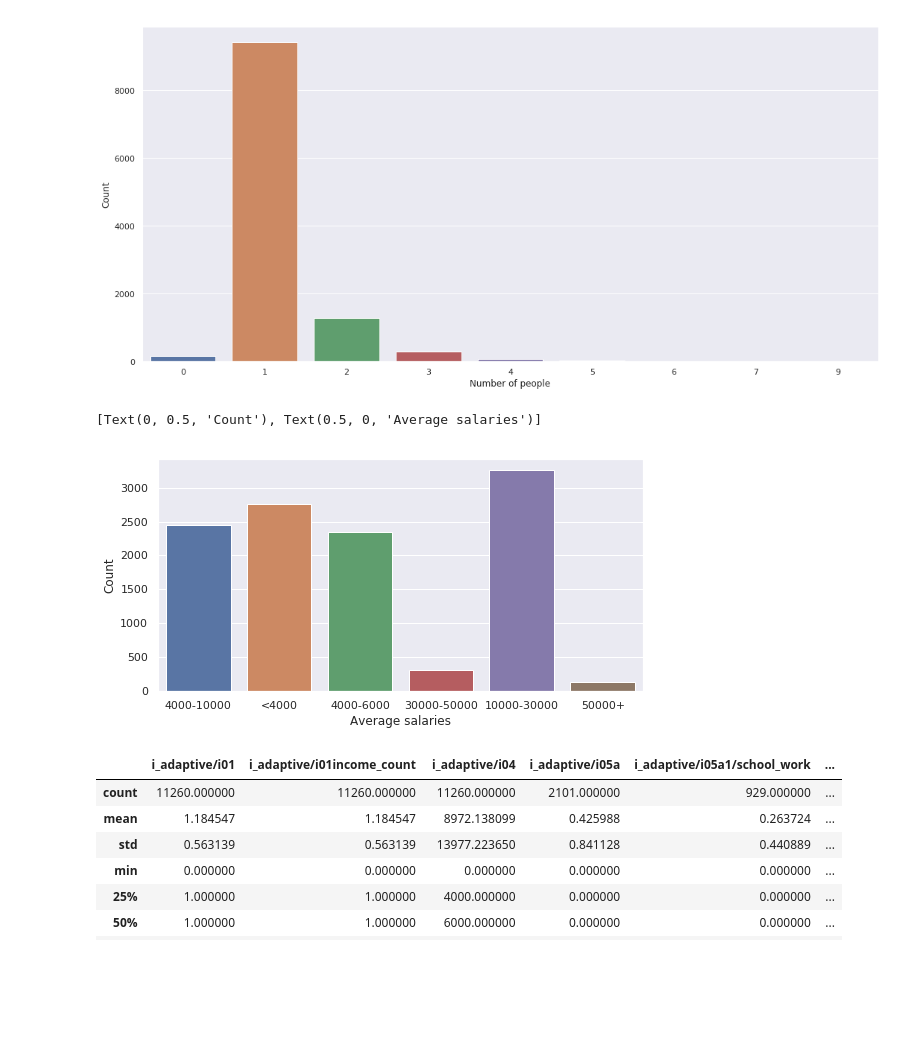
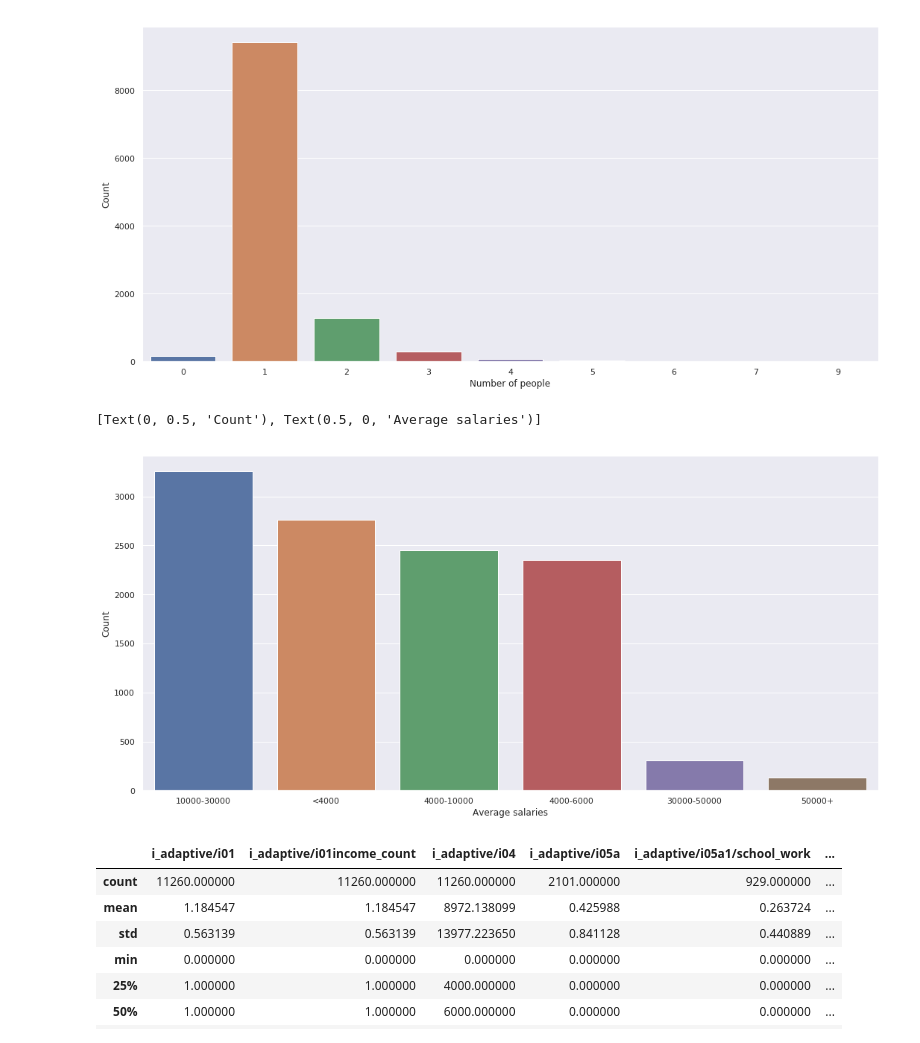
Before and after one commit to aviseth/private_docs, a Jupyter notebook: EWLI_EDA.ipynb, the cells around one changed output. Drawn from its saved outputs; the diff is of its cells as text; code cells hidden in the pictures; blank space fills up the shorter version.

```diff
--- a/EWLI_EDA.ipynb
+++ b/EWLI_EDA.ipynb
@@ -276,35 +278,35 @@ def income_group(Income):
 
 
     Income = int(Income)
 
     if Income < 4000:
         bucket = '<4000'
 
     # Age 30 to 39 ('range' excludes upper bound)
     if Income in range(4000, 6000):
         bucket = '4000-6000'
 
     if Income in range(6000, 10000):
         bucket = '4000-10000'
 
     if Income in range(10000, 30000):
         bucket = '10000-30000'
 
     if Income in range(30000, 50000):
         bucket = '30000-50000'
 
     if Income >= 50000:
         bucket = '50000+'
 
     return bucket
 
 df_adaptive_capacity['income_group'] = df_adaptive_capacity['Income'].apply(income_group)
 
-ax = sns.countplot(x="income_group", data=df_adaptive_capacity)
+ax = sns.countplot(x="income_group", data=df_adaptive_capacity, order = df_adaptive_capacity['income_group'].value_counts().index)
 ax.set(ylabel='Count', xlabel='Average salaries')
 # %% [output]
 [Text(0, 0.5, 'Count'), Text(0.5, 0, 'Average salaries')]
-[figure, old version]
+[figure, new version]
 # %%
 df_adaptive_capacity.describe()
 # %% [output]
```
Also changed, not shown: parts of 1 cell of this notebook.
